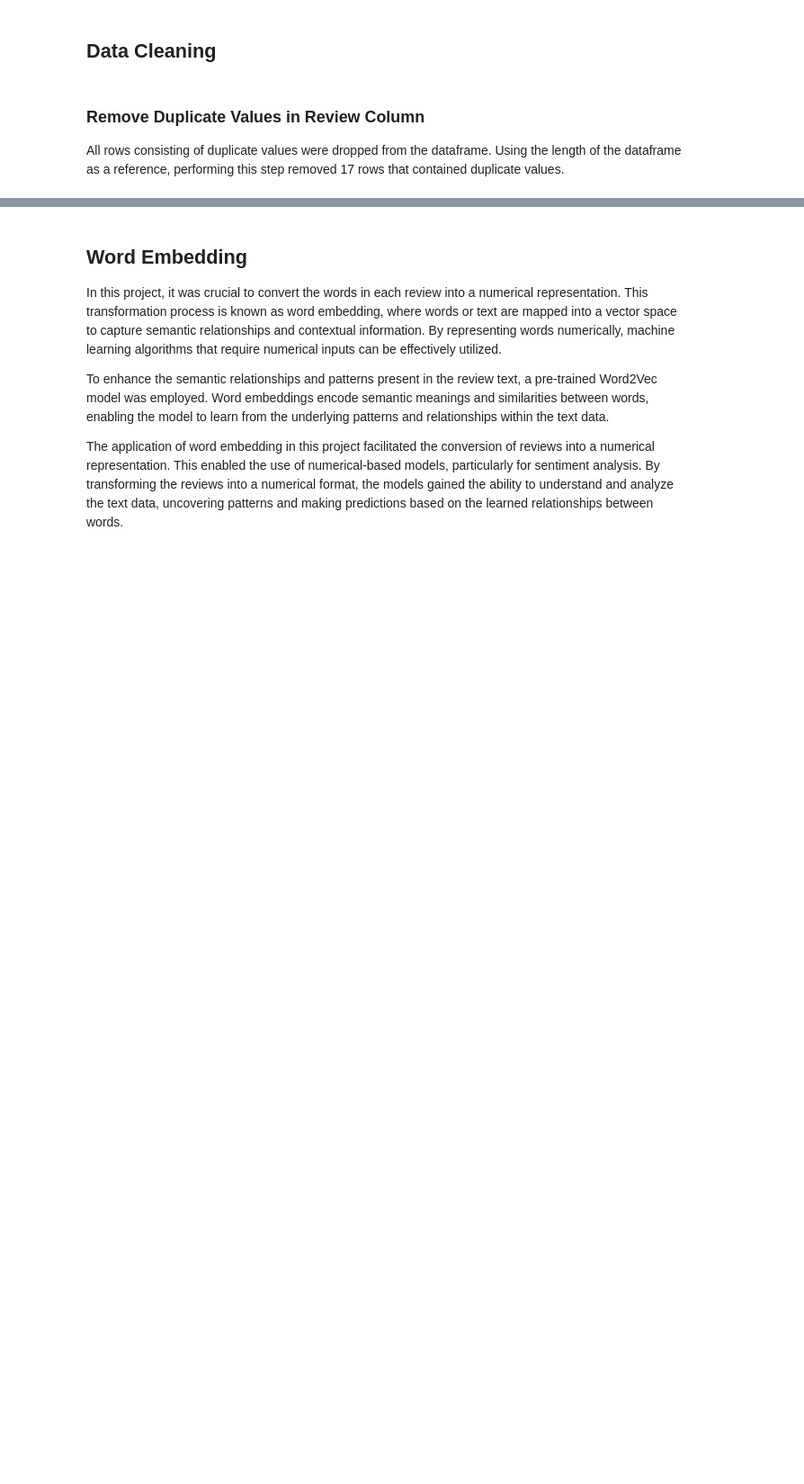
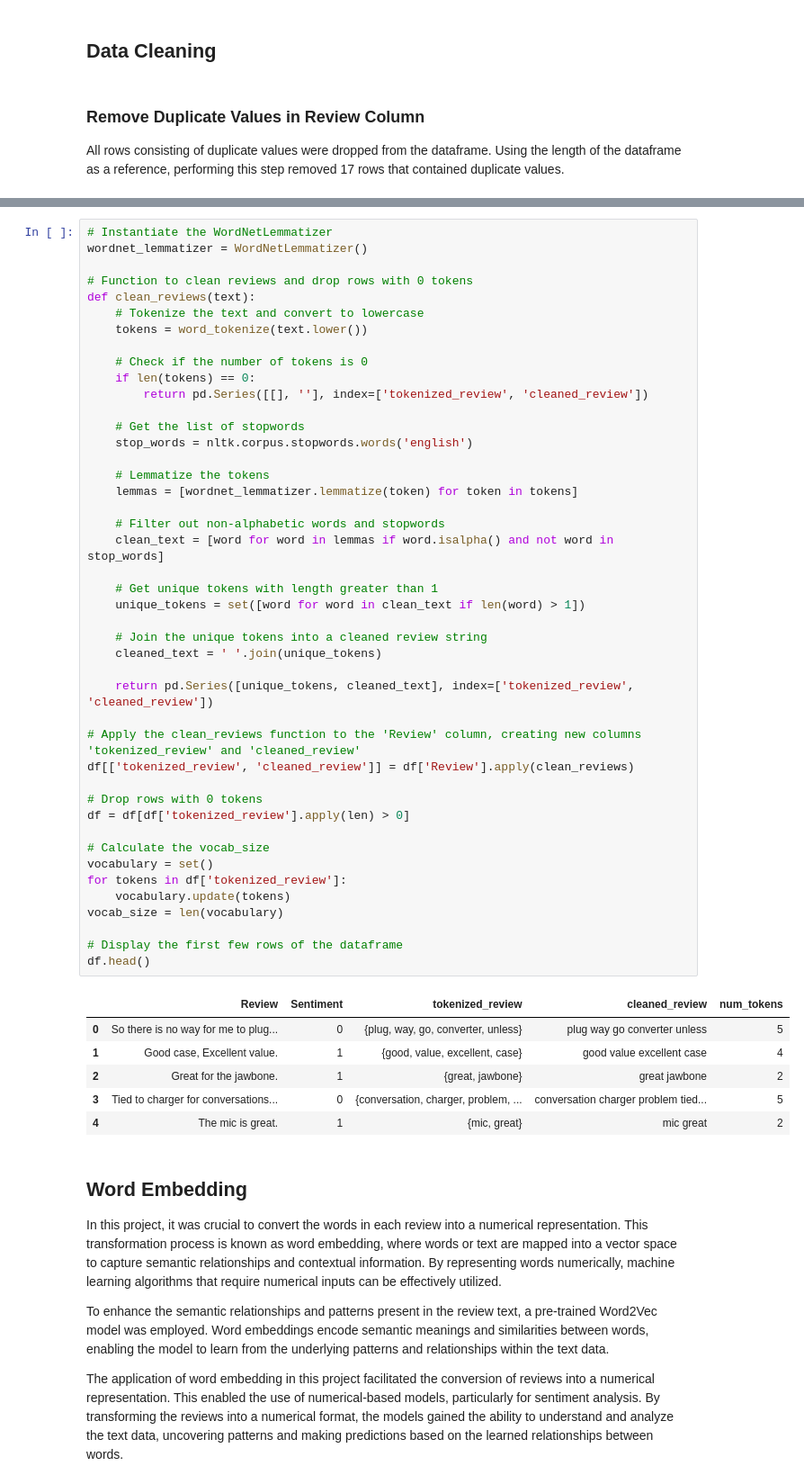
Before and after one commit to thellamagirl/codefolio, a Jupyter notebook: SentimentAnalysis/SentimentAnalysisRandomForestRegression.ipynb, the cells around one changed output, grey strips where cells are left out. Shown at 90% size. Saved outputs shown, nothing was run; the diff lists cells and outputs as text; blank space fills up the shorter version.

Commit message:
Update cleaning steps to remove reviews with 0 tokens

```diff
--- a/SentimentAnalysis/SentimentAnalysisRandomForestRegression.ipynb
+++ b/SentimentAnalysis/SentimentAnalysisRandomForestRegression.ipynb
@@ -159,3 +133,54 @@ df.head()
+# %%
+# Instantiate the WordNetLemmatizer
+wordnet_lemmatizer = WordNetLemmatizer()
+
+# Function to clean reviews and drop rows with 0 tokens
+def clean_reviews(text):
+    # Tokenize the text and convert to lowercase
+    tokens = word_tokenize(text.lower())
+
+    # Check if the number of tokens is 0
+    if len(tokens) == 0:
+        return pd.Series([[], ''], index=['tokenized_review', 'cleaned_review'])
+
+    # Get the list of stopwords
+    stop_words = nltk.corpus.stopwords.words('english')
+
+    # Lemmatize the tokens
+    lemmas = [wordnet_lemmatizer.lemmatize(token) for token in tokens]
+
+    # Filter out non-alphabetic words and stopwords
+    clean_text = [word for word in lemmas if word.isalpha() and not word in stop_words]
+
+    # Get unique tokens with length greater than 1
+    unique_tokens = set([word for word in clean_text if len(word) > 1])
+
+    # Join the unique tokens into a cleaned review string
+    cleaned_text = ' '.join(unique_tokens)
+
+    return pd.Series([unique_tokens, cleaned_text], index=['tokenized_review', 'cleaned_review'])
+
+# Apply the clean_reviews function to the 'Review' column, creating new columns 'tokenized_review' and 'cleaned_review'
+df[['tokenized_review', 'cleaned_review']] = df['Review'].apply(clean_reviews)
+
+# Drop rows with 0 tokens
+df = df[df['tokenized_review'].apply(len) > 0]
+
+# Calculate the vocab_size
+vocabulary = set()
+for tokens in df['tokenized_review']:
+    vocabulary.update(tokens)
+vocab_size = len(vocabulary)
+
+# Display the first few rows of the dataframe
+df.head()
+# %% [output]
+|  | Review | Sentiment | tokenized_review | cleaned_review | num_tokens |
+| 0 | So there is no way for me to plug... | 0 | {plug, way, go, converter, unless} | plug way go converter unless | 5 |
+| 1 | Good case, Excellent value. | 1 | {good, value, excellent, case} | good value excellent case | 4 |
+| 2 | Great for the jawbone. | 1 | {great, jawbone} | great jawbone | 2 |
+| 3 | Tied to charger for conversations... | 0 | {conversation, charger, problem, ... | conversation charger problem tied... | 5 |
+| 4 | The mic is great. | 1 | {mic, great} | mic great | 2 |
 # %% [markdown]
 ## Word Embedding
 In this project, it was crucial to convert the words in each review into a numerical representation. This transformation process is known as word embedding, where words or text are mapped into a vector space to capture semantic relationships and contextual information. By representing words numerically, machine learning algorithms that require numerical inputs can be effectively utilized.
```
Also changed, not shown: parts of 32 cells of this notebook.
